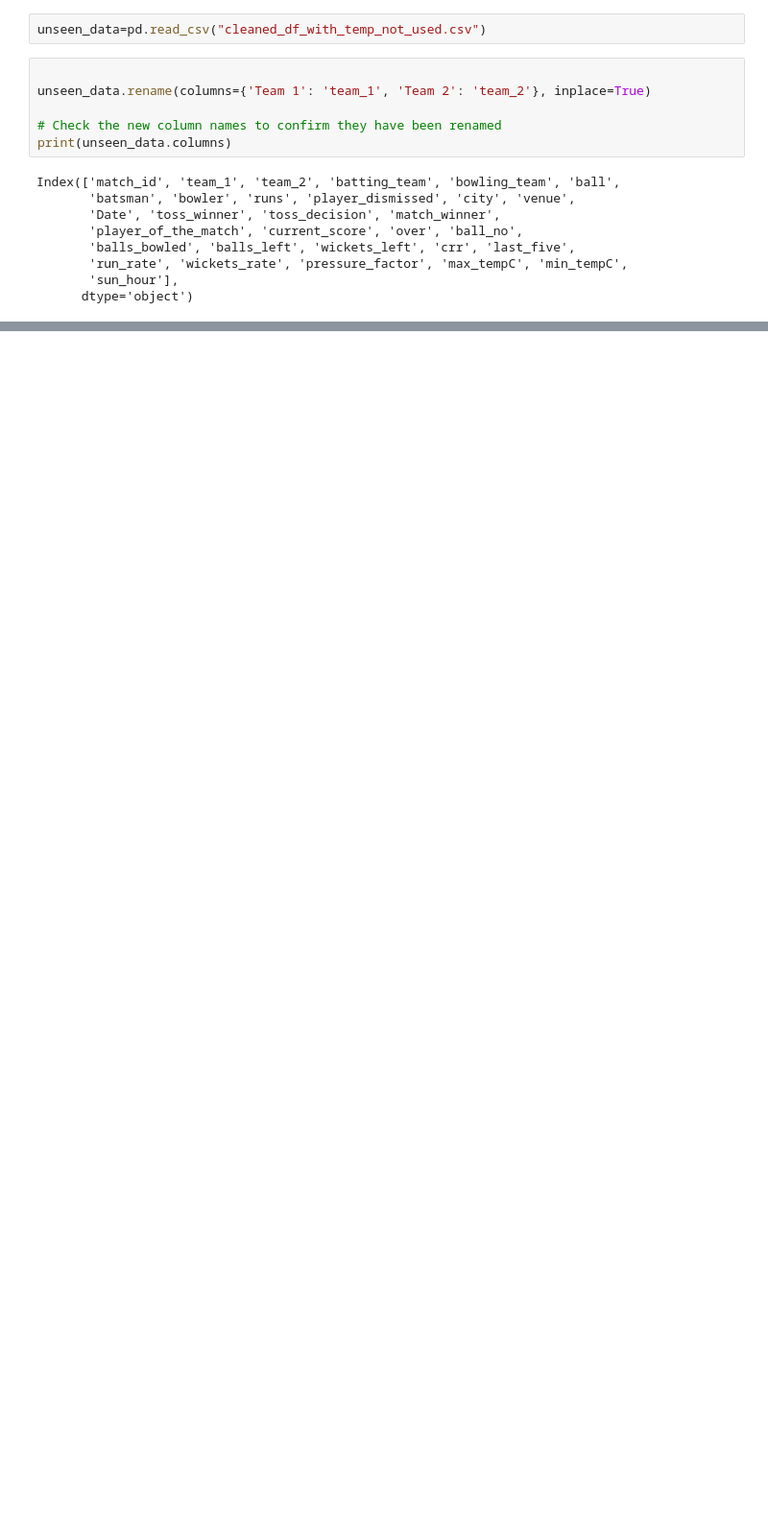
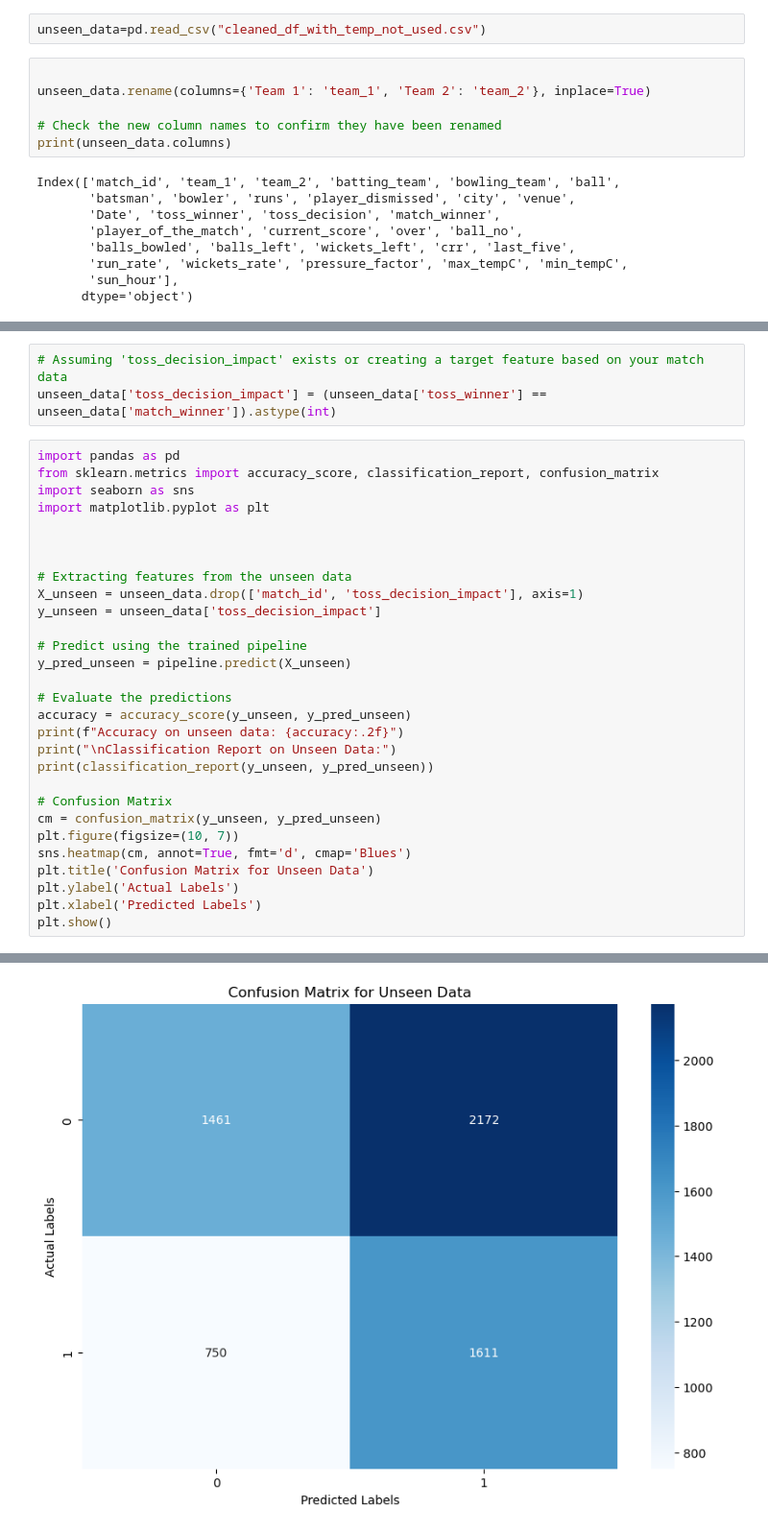
Before and after one commit to niiiiiiiiik/research_project, a Jupyter notebook: Untitled.ipynb, the cells around one changed output, grey strips where cells are left out. Shown at 96% size. Cells and saved outputs as stored; diff of their text form; blank space fills up the shorter version.

```diff
--- a/Untitled.ipynb
+++ b/Untitled.ipynb
@@ -704,0 +594,33 @@ Balanced Accuracy on unseen data: 0.81
+# %%
+# Assuming 'toss_decision_impact' exists or creating a target feature based on your match data
+unseen_data['toss_decision_impact'] = (unseen_data['toss_winner'] == unseen_data['match_winner']).astype(int)
+# %%
+import pandas as pd
+from sklearn.metrics import accuracy_score, classification_report, confusion_matrix
+import seaborn as sns
+import matplotlib.pyplot as plt
+
+
+
+# Extracting features from the unseen data
+X_unseen = unseen_data.drop(['match_id', 'toss_decision_impact'], axis=1)
+y_unseen = unseen_data['toss_decision_impact']
+
+# Predict using the trained pipeline
+y_pred_unseen = pipeline.predict(X_unseen)
+
+# Evaluate the predictions
+accuracy = accuracy_score(y_unseen, y_pred_unseen)
+print(f"Accuracy on unseen data: {accuracy:.2f}")
+print("\nClassification Report on Unseen Data:")
+print(classification_report(y_unseen, y_pred_unseen))
+
+# Confusion Matrix
+cm = confusion_matrix(y_unseen, y_pred_unseen)
+plt.figure(figsize=(10, 7))
+sns.heatmap(cm, annot=True, fmt='d', cmap='Blues')
+plt.title('Confusion Matrix for Unseen Data')
+plt.ylabel('Actual Labels')
+plt.xlabel('Predicted Labels')
+plt.show()
+# %% [output]
@@ -704,0 +638 @@ Balanced Accuracy on unseen data: 0.81
+[figure, added]
```
Also changed, not shown: parts of 49 cells of this notebook, 13 other files.
